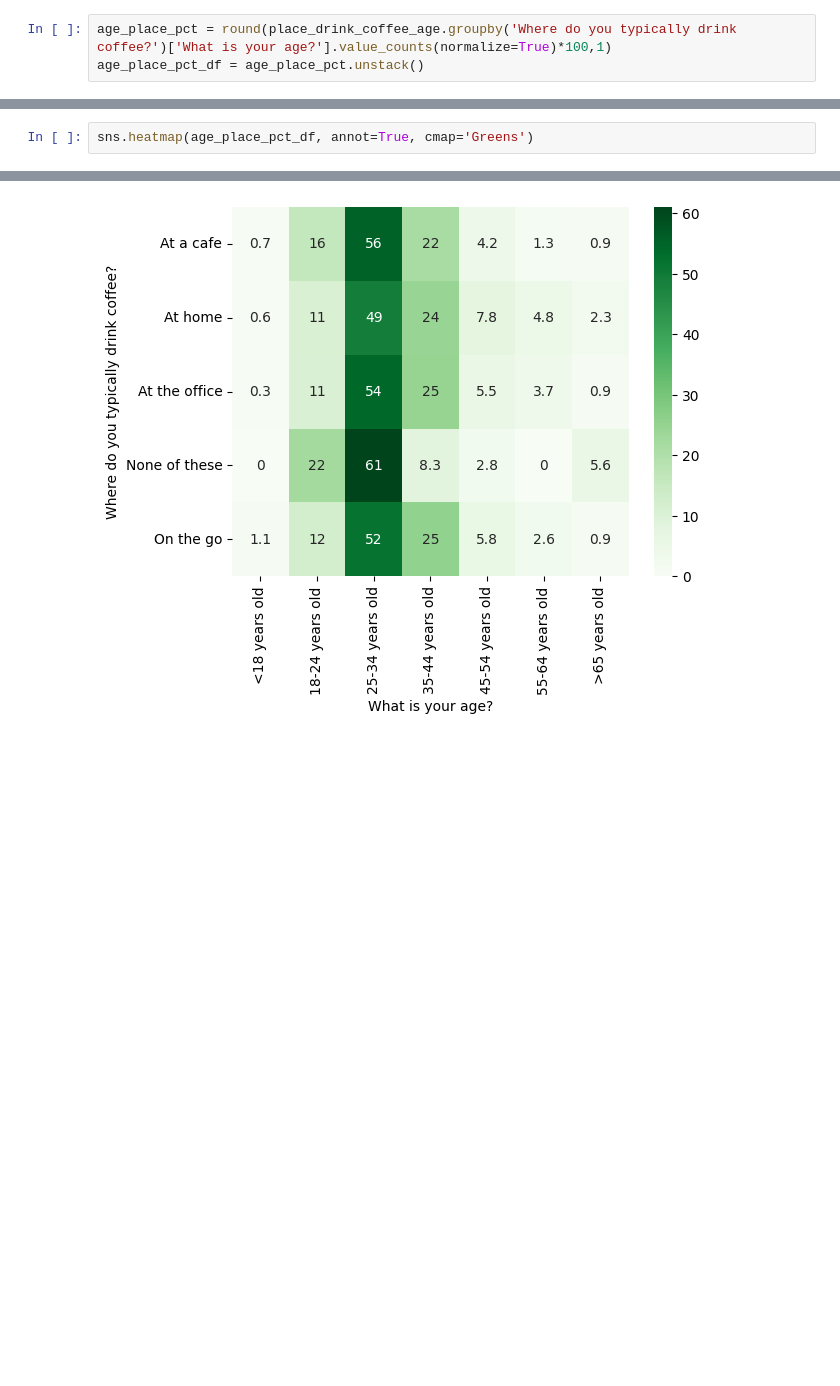
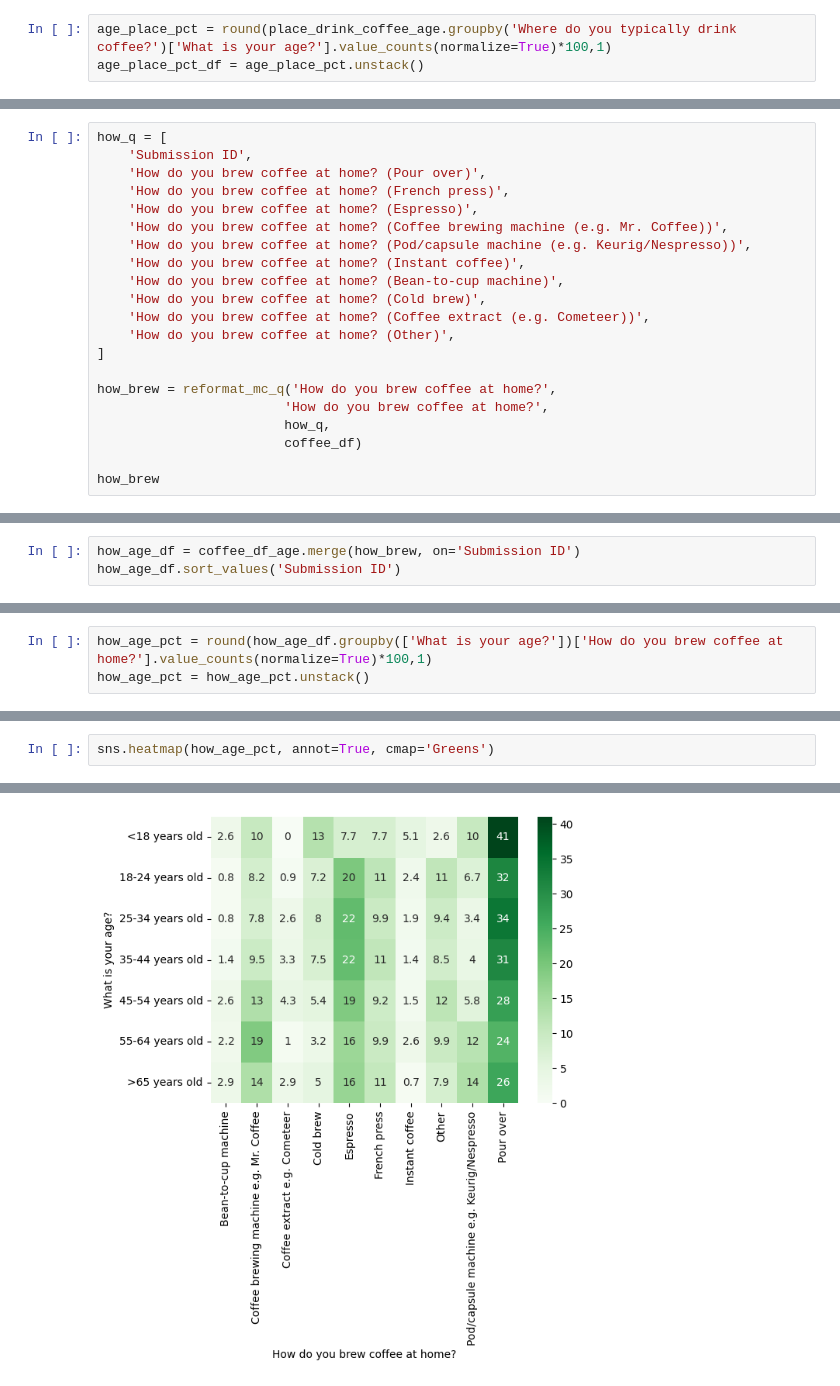
Before and after one commit to PujanFanju1/Data_projects_24, a Jupyter notebook: coffee_survey/coffee_survey_analysis.ipynb, the cells around one changed output, grey strips where cells are left out. Cells and saved outputs as stored; diff of their text form; blank space fills up the shorter version.

```diff
--- a/coffee_survey/coffee_survey_analysis.ipynb
+++ b/coffee_survey/coffee_survey_analysis.ipynb
@@ -348,0 +292,21 @@ age_place_pct_df
+# %%
+how_q = [
+    'Submission ID',
+    'How do you brew coffee at home? (Pour over)',
+    'How do you brew coffee at home? (French press)',
+    'How do you brew coffee at home? (Espresso)',
+    'How do you brew coffee at home? (Coffee brewing machine (e.g. Mr. Coffee))',
+    'How do you brew coffee at home? (Pod/capsule machine (e.g. Keurig/Nespresso))',
+    'How do you brew coffee at home? (Instant coffee)',
+    'How do you brew coffee at home? (Bean-to-cup machine)',
+    'How do you brew coffee at home? (Cold brew)',
+    'How do you brew coffee at home? (Coffee extract (e.g. Cometeer))',
+    'How do you brew coffee at home? (Other)',
+]
+
+how_brew = reformat_mc_q('How do you brew coffee at home?',
+                        'How do you brew coffee at home?',
+                        how_q,
+                        coffee_df)
+
+how_brew
@@ -348,0 +346,3 @@ age_place_pct_df
+# %%
+how_age_df = coffee_df_age.merge(how_brew, on='Submission ID')
+how_age_df.sort_values('Submission ID')
@@ -348,0 +363,3 @@ age_place_pct_df
+# %%
+how_age_pct = round(how_age_df.groupby(['What is your age?'])['How do you brew coffee at home?'].value_counts(normalize=True)*100,1)
+how_age_pct = how_age_pct.unstack()
@@ -349,3 +378,3 @@ age_place_pct_df
 # %%
-sns.heatmap(age_place_pct_df, annot=True, cmap='Greens')
+sns.heatmap(how_age_pct, annot=True, cmap='Greens')
 # %% [output]
@@ -353 +382 @@ sns.heatmap(age_place_pct_df, annot=True, cmap='Greens')
-[figure, old version]
+[figure, new version]
```
Also changed, not shown: parts of 25 cells of this notebook.
